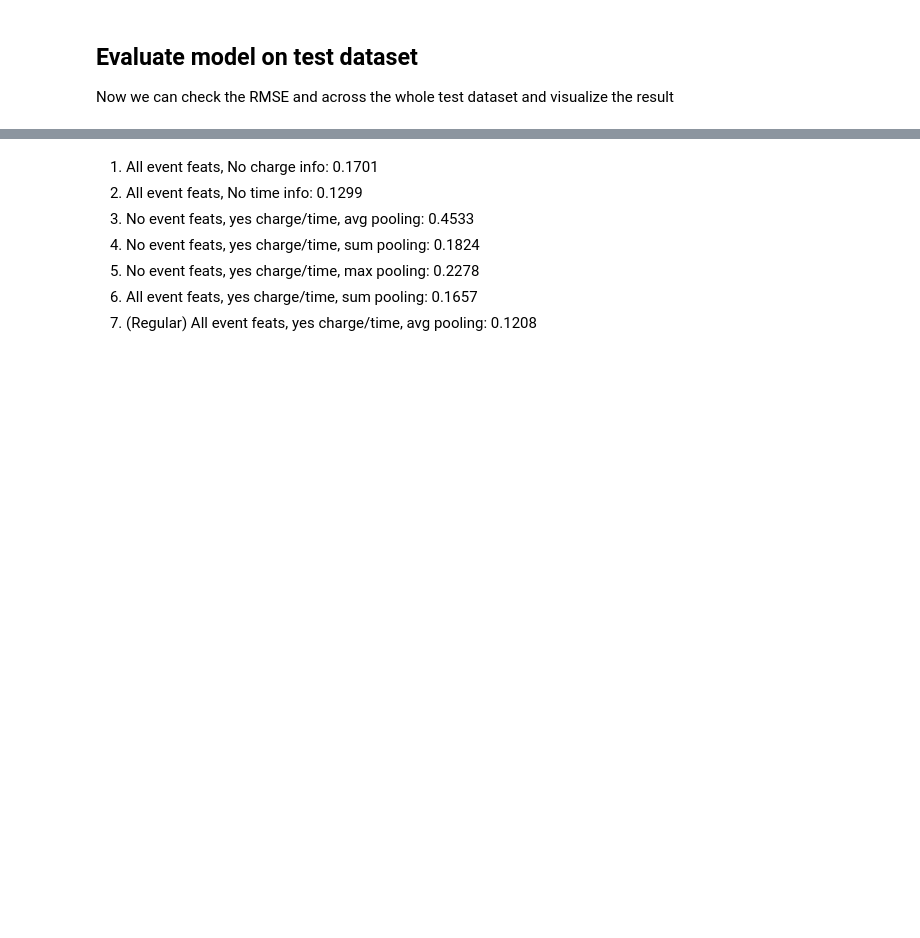
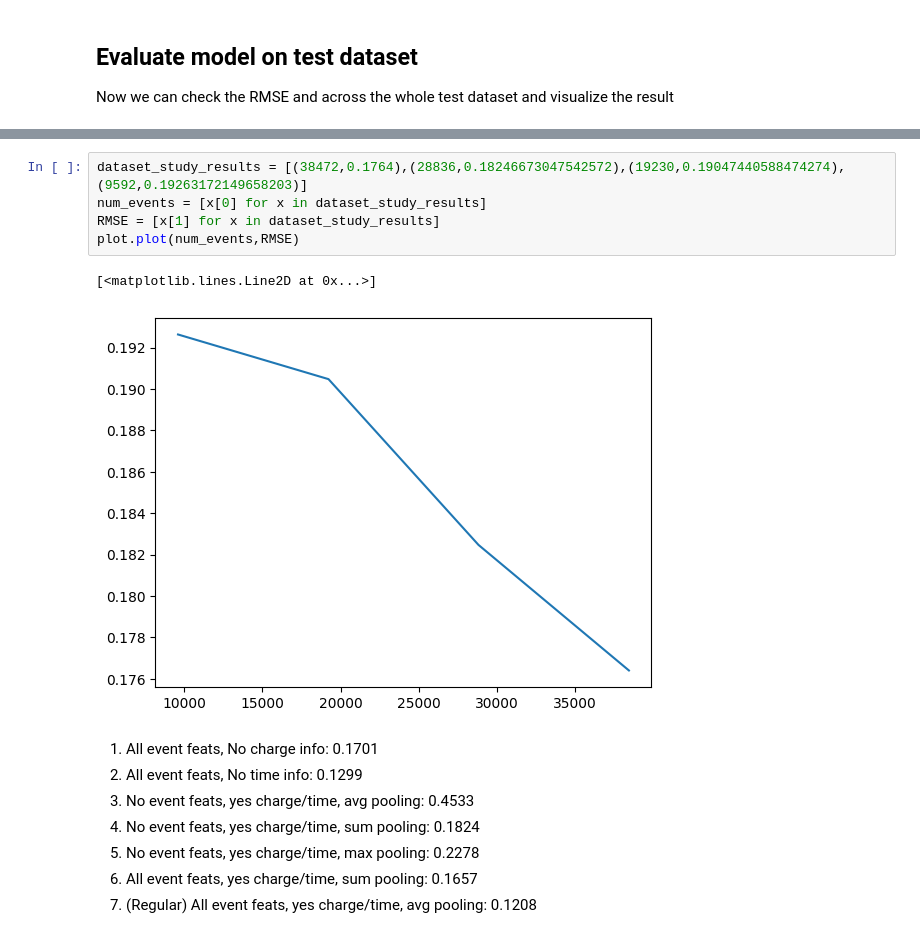
Before and after one commit to RowanKell/work_eic, a Jupyter notebook: macros/Timing_estimation/GNN_Energy.ipynb, the cells around one changed output, grey strips where cells are left out. Saved outputs shown, nothing was run; the diff lists cells and outputs as text; blank space fills up the shorter version.

```diff
--- a/macros/Timing_estimation/GNN_Energy.ipynb
+++ b/macros/Timing_estimation/GNN_Energy.ipynb
@@ -575,3 +694,11 @@ MSE: 0.18216437101364136
+# %%
+dataset_study_results = [(38472,0.1764),(28836,0.18246673047542572),(19230,0.19047440588474274),(9592,0.19263172149658203)]
+num_events = [x[0] for x in dataset_study_results]
+RMSE = [x[1] for x in dataset_study_results]
+plot.plot(num_events,RMSE)
+# %% [output]
+[<matplotlib.lines.Line2D at 0x...>]
+[figure, added]
 # %% [markdown]
 
 1. All event feats, No charge info: 0.1701
```
Also changed, not shown: parts of 11 cells of this notebook, 14 other files.
